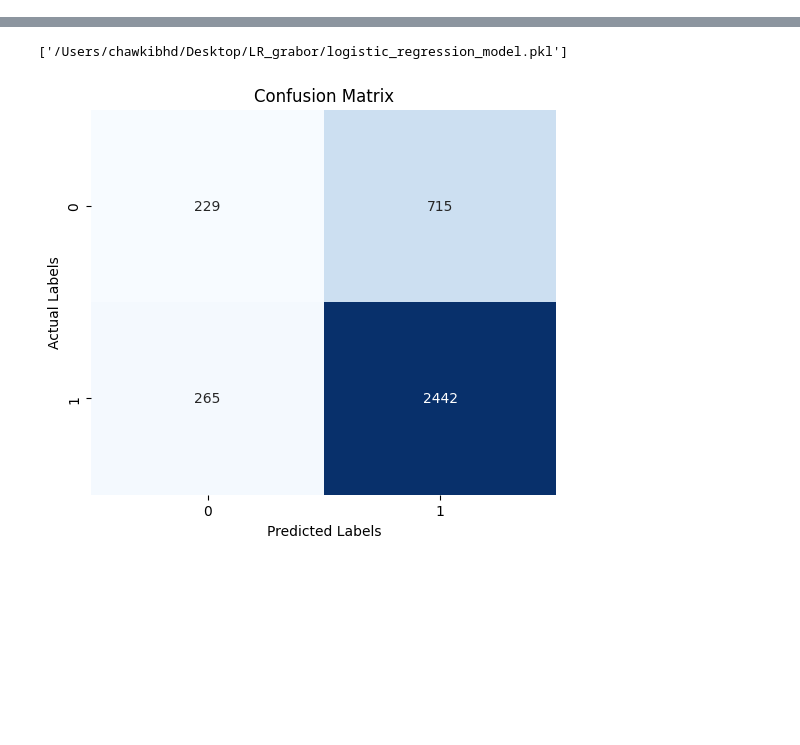
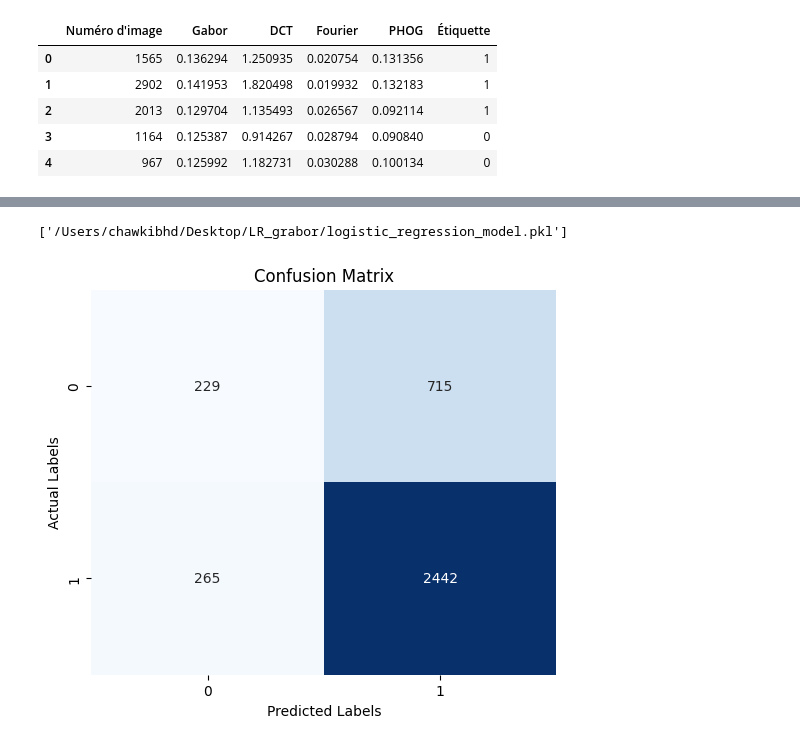
Before and after one commit to chawkibhd/detect_Pneumonie, a Jupyter notebook: model_training/logistic_regression/lr_multi_features.ipynb, the cells around one changed output, grey strips where cells are left out. Drawn from its saved outputs; the diff is of its cells as text; code cells hidden in the pictures; blank space fills up the shorter version.

```diff
--- a/model_training/logistic_regression/lr_multi_features.ipynb
+++ b/model_training/logistic_regression/lr_multi_features.ipynb
@@ -10,6 +10,15 @@ df = pd.read_csv("~/Desktop/LR_grabor/image_features.csv")
 #dfval=pd.read_csv("~/Desktop/LR_grabor/image_features2.csv")
 #df_combined = pd.concat([df, dfval], ignore_index=True)
 #df_combined.to_csv("fichier_combined.csv", index=False)
+# %%
+df.head()
+# %% [output]
+|  | Numéro d'image | Gabor | DCT | Fourier | PHOG | Étiquette |
+| 0 | 1565 | 0.136294 | 1.250935 | 0.020754 | 0.131356 | 1 |
+| 1 | 2902 | 0.141953 | 1.820498 | 0.019932 | 0.132183 | 1 |
+| 2 | 2013 | 0.129704 | 1.135493 | 0.026567 | 0.092114 | 1 |
+| 3 | 1164 | 0.125387 | 0.914267 | 0.028794 | 0.090840 | 0 |
+| 4 | 967 | 0.125992 | 1.182731 | 0.030288 | 0.100134 | 0 |
 # %%
 X = df[['Gabor', 'DCT', 'Fourier', 'PHOG']]
 y = df['Étiquette']
```
Also changed, not shown: parts of 7 cells of this notebook.
